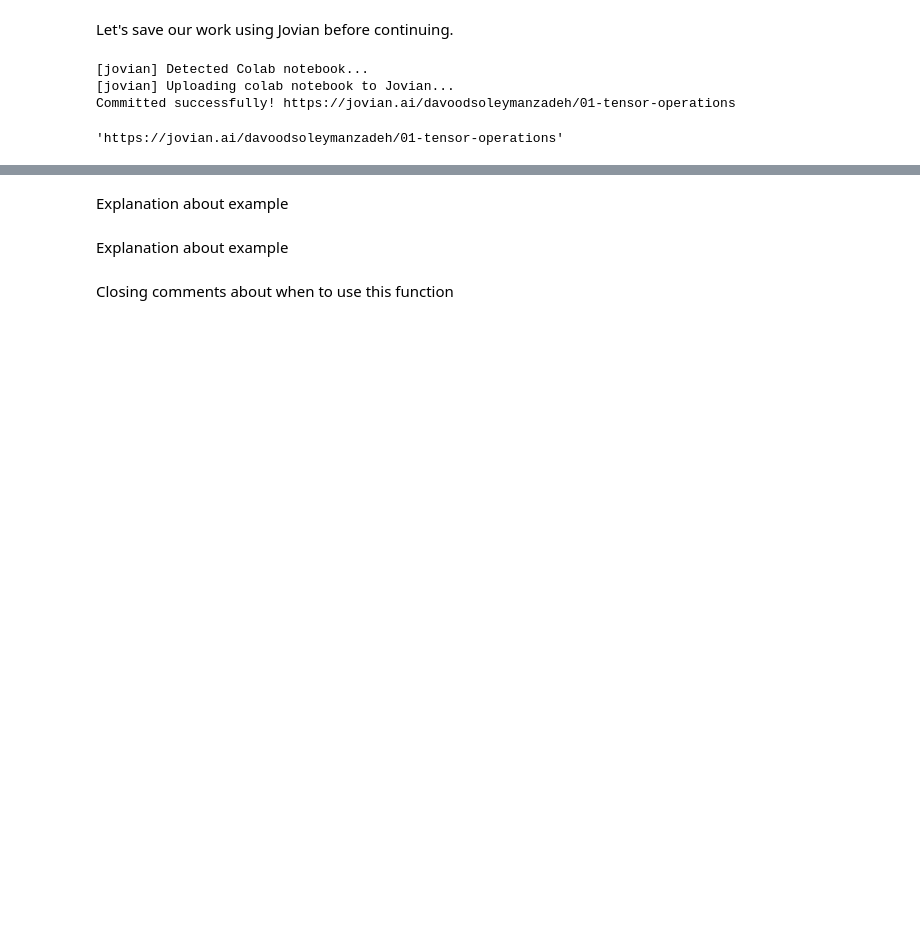
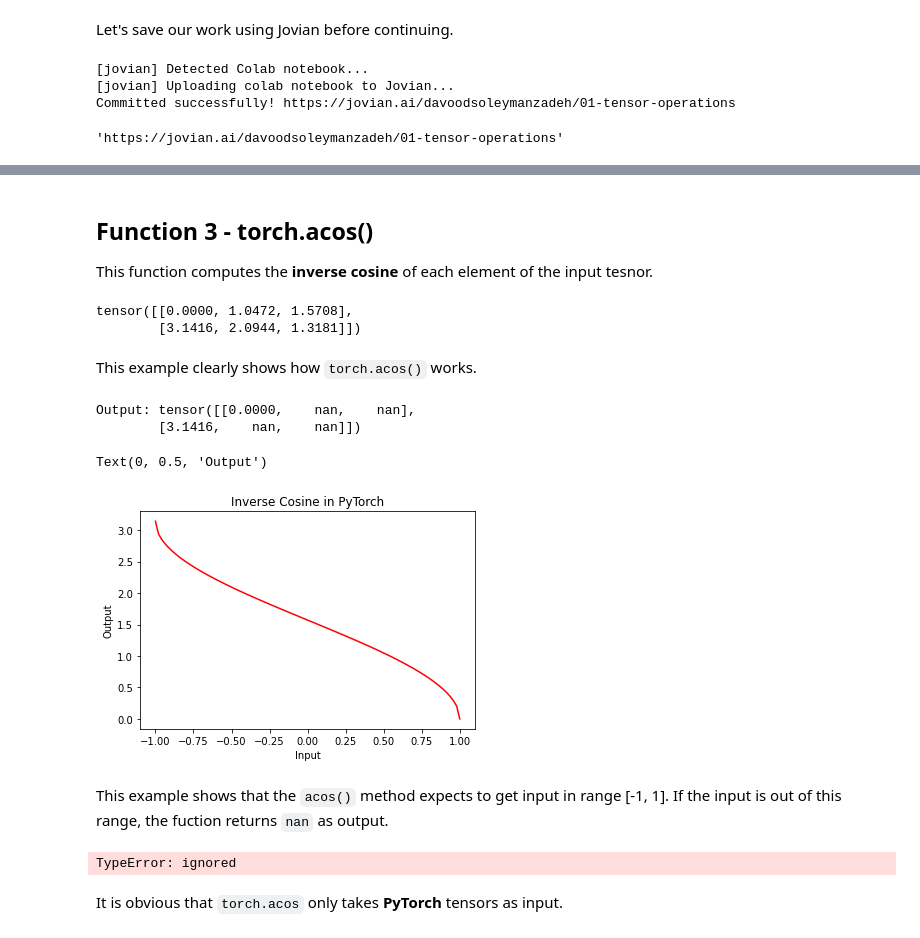
Before and after one commit to DavoodSZ1993/pytorch_tutorial, a Jupyter notebook: 01_tensor_operations.ipynb, the cells around one changed output, grey strips where cells are left out. Saved outputs shown, nothing was run; the diff lists cells and outputs as text; code cells hidden in the pictures; blank space fills up the shorter version.

```diff
--- a/01_tensor_operations.ipynb
+++ b/01_tensor_operations.ipynb
@@ -119,8 +114,42 @@ Explanation about example
-# %% [markdown]
-Explanation about example
+# %% [markdown]
+## Function 3 - torch.acos()
+
+This function computes the **inverse cosine** of each element of the input tesnor.
+# %%
+# Example 1 - working
+tensor1 = torch.tensor([[1, 0.5, 0], [-1, -0.5, 0.25]])
+torch.acos(tensor1)
+# %% [output]
+tensor([[0.0000, 1.0472, 1.5708],
+        [3.1416, 2.0944, 1.3181]])
+# %% [markdown]
+This example clearly shows how `torch.acos()` works.
+# %%
+# Example 2 - working
+tensor2 = torch.tensor([[1, 2, 3], [-1, -2, -3]])
+print('Output:', torch.acos(tensor2))
+
+import matplotlib.pyplot as plt
+
+in1 = np.linspace(-1, 1, 100)
+out1 = torch.acos(torch.from_numpy(in1))
+
+plt.plot(in1, out1.numpy(), color='red');
+plt.title('Inverse Cosine in PyTorch')
+plt.xlabel('Input')
+plt.ylabel('Output')
+# %% [output]
+Output: tensor([[0.0000,    nan,    nan],
+        [3.1416,    nan,    nan]])
+Text(0, 0.5, 'Output')
+[figure, added]
+# %% [markdown]
+This example shows that the `acos()` method expects to get input in range [-1, 1]. If the input is out of this range, the fuction returns `nan` as output.
 # %%
 # Example 3 - breaking (to illustrate when it breaks)
+array1 = np.array([1, -1, 0.5, 2, 4])
+tensor1 = torch.acos(array1)
+# %% [output]
+TypeError: ignored
-# %% [markdown]
-Explanation about example
-# %% [markdown]
-Closing comments about when to use this function
+# %% [markdown]
+It is obvious that `torch.acos` only takes **PyTorch** tensors as input.
```
Also changed, not shown: parts of 62 cells of this notebook.
